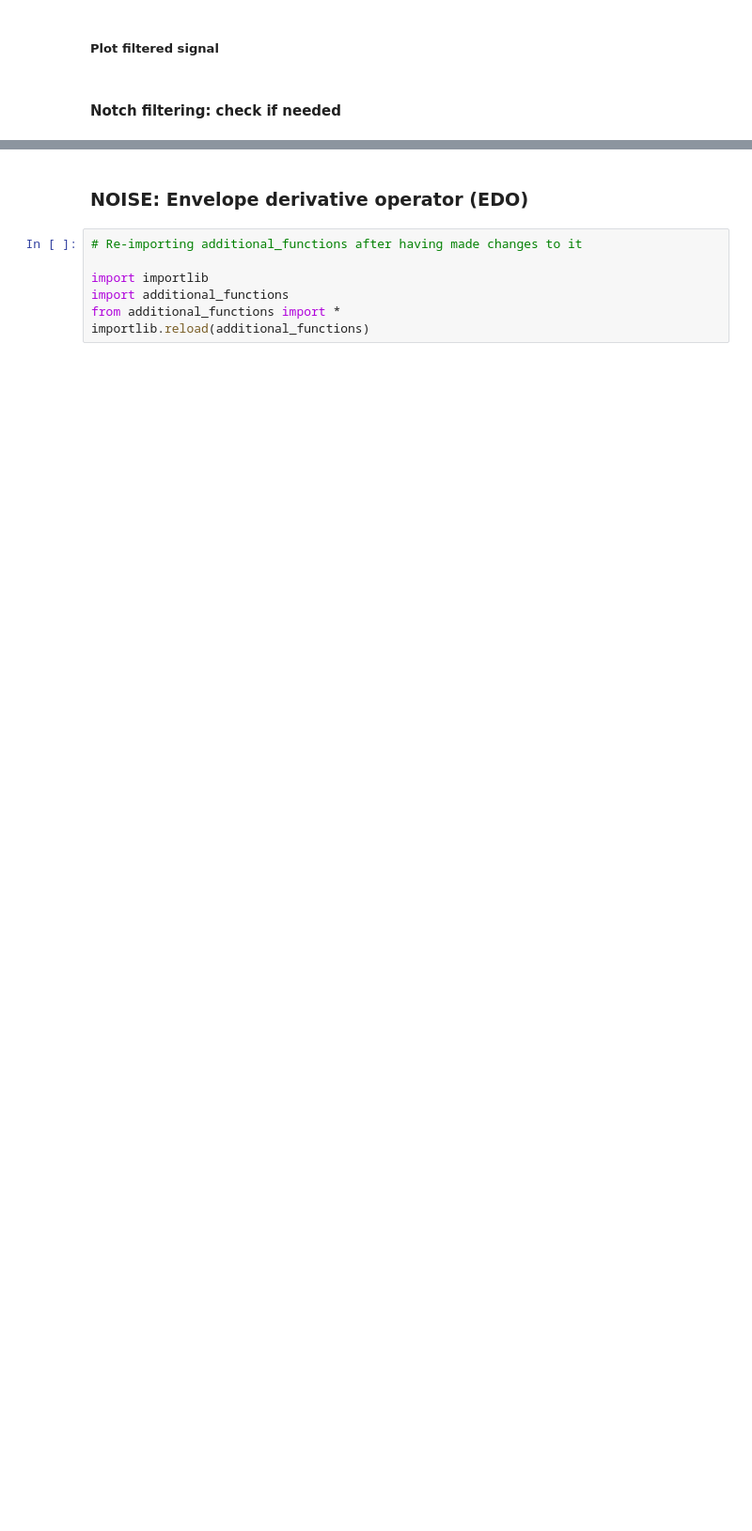
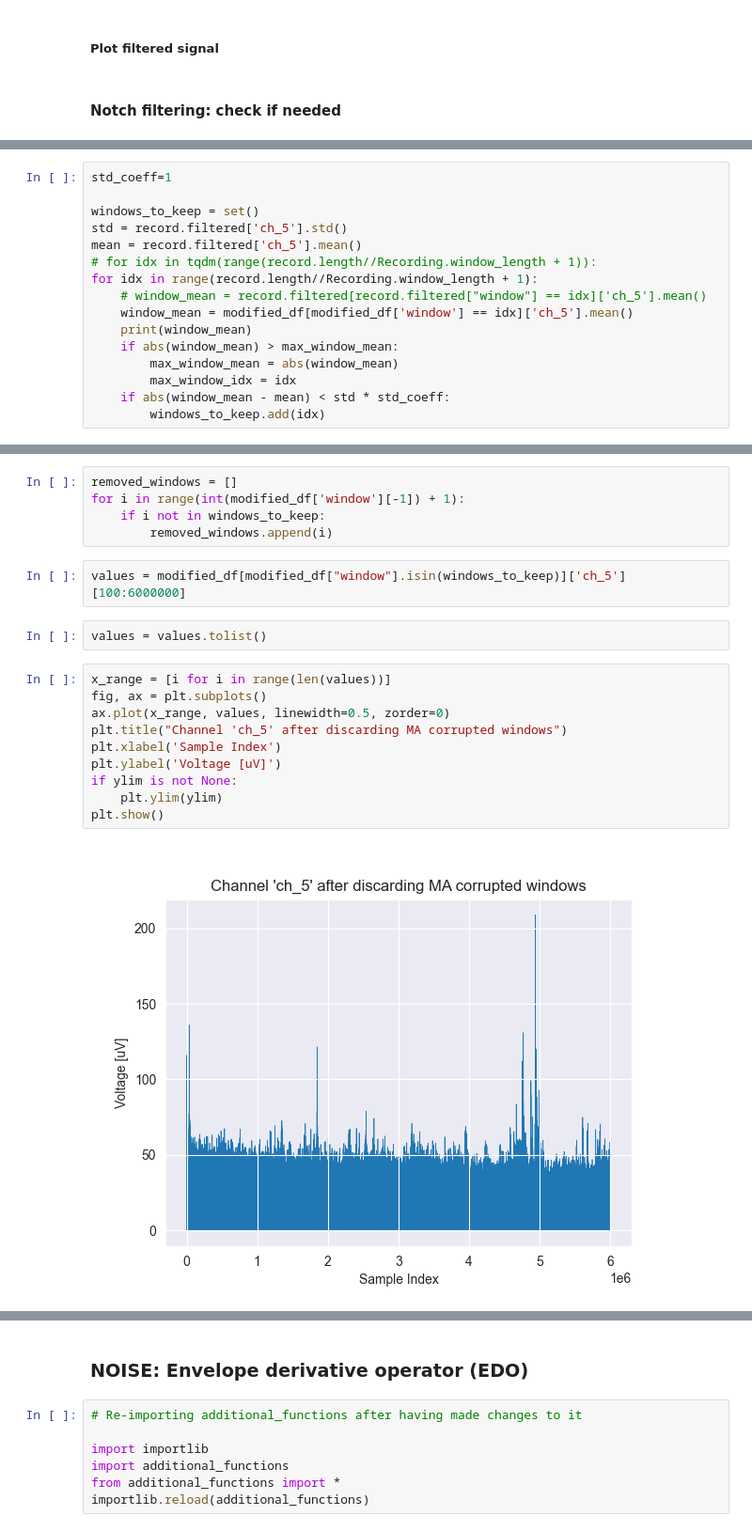
Before and after one commit to petercyli02/Analysis-of-vagus-nerve-recording, a Jupyter notebook: neural_analysis_short.ipynb, the cells around one changed output, grey strips where cells are left out. Shown at 94% size. Saved outputs shown, nothing was run; the diff lists cells and outputs as text; blank space fills up the shorter version.

Commit message:
Currently testing 2 simple methods: mean + windowing std dev thresholding

```diff
--- a/neural_analysis_short.ipynb
+++ b/neural_analysis_short.ipynb
@@ -342,0 +368,16 @@ record.plot_freq_content(record.filtered, int(plot_ch), ylim=[-100, 100], nperse
+# %%
+std_coeff=1
+
+windows_to_keep = set()
+std = record.filtered['ch_5'].std()
+mean = record.filtered['ch_5'].mean()
+# for idx in tqdm(range(record.length//Recording.window_length + 1)):
+for idx in range(record.length//Recording.window_length + 1):
+    # window_mean = record.filtered[record.filtered["window"] == idx]['ch_5'].mean()
+    window_mean = modified_df[modified_df['window'] == idx]['ch_5'].mean()
+    print(window_mean)
+    if abs(window_mean) > max_window_mean:
+        max_window_mean = abs(window_mean)
+        max_window_idx = idx
+    if abs(window_mean - mean) < std * std_coeff:
+        windows_to_keep.add(idx)
@@ -342,0 +389,21 @@ record.plot_freq_content(record.filtered, int(plot_ch), ylim=[-100, 100], nperse
+# %%
+removed_windows = []
+for i in range(int(modified_df['window'][-1]) + 1):
+    if i not in windows_to_keep:
+        removed_windows.append(i)
+# %%
+values = modified_df[modified_df["window"].isin(windows_to_keep)]['ch_5'][100:6000000]
+# %%
+values = values.tolist()
+# %%
+x_range = [i for i in range(len(values))]
+fig, ax = plt.subplots()
+ax.plot(x_range, values, linewidth=0.5, zorder=0)
+plt.title("Channel 'ch_5' after discarding MA corrupted windows")
+plt.xlabel('Sample Index')
+plt.ylabel('Voltage [uV]')
+if ylim is not None:
+    plt.ylim(ylim)
+plt.show()
+# %% [output]
+[figure, added]
```
Also changed, not shown: parts of 30 cells of this notebook, 1 other file.
